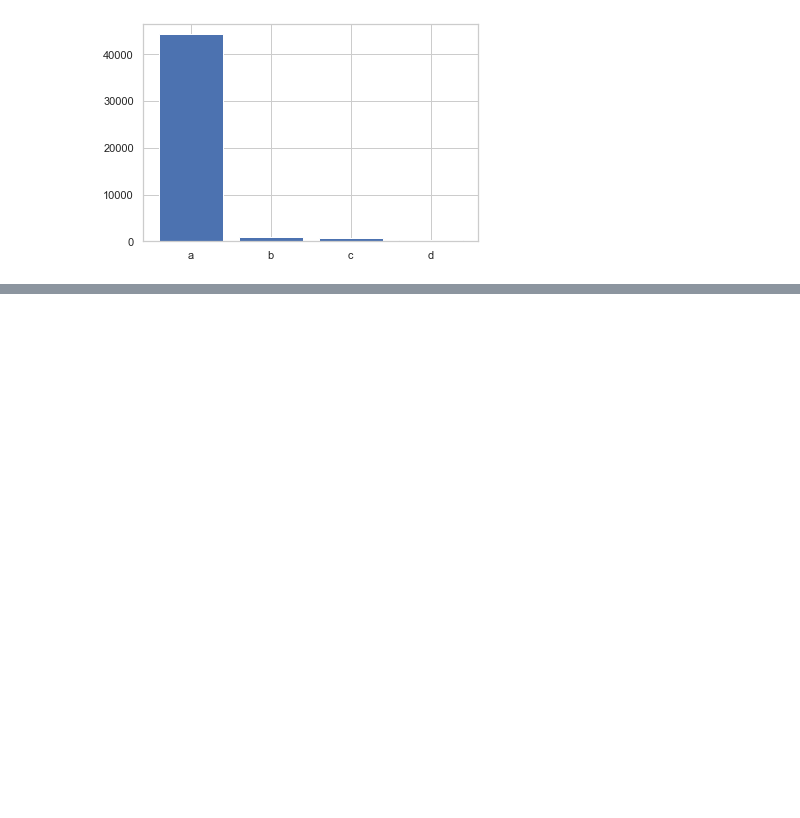
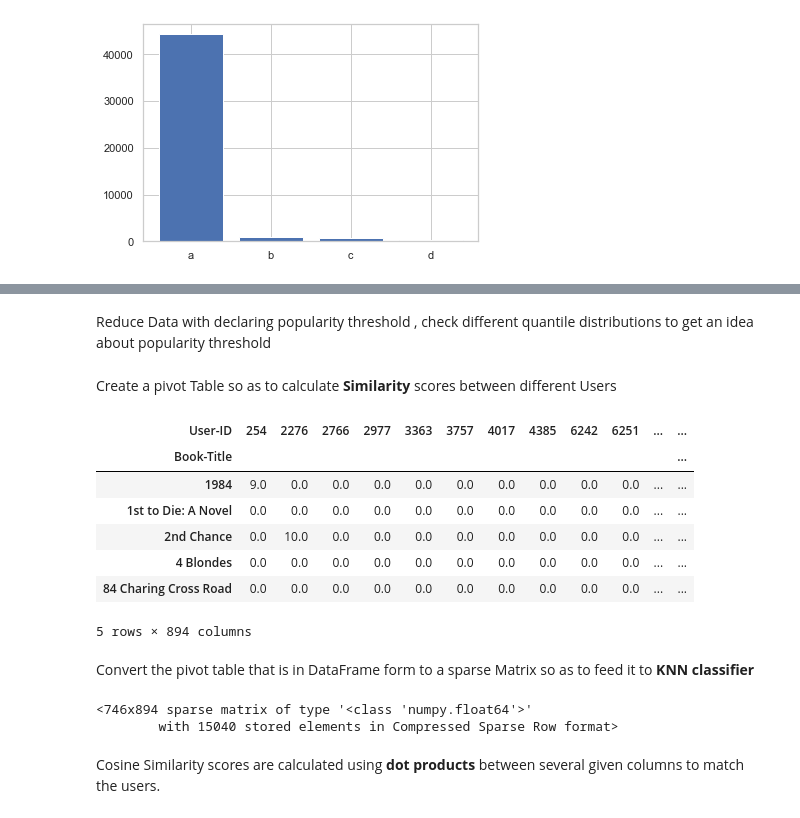
Before and after one commit to RheagalFire/Book-Recommendation-Engine, a Jupyter notebook: Book-Recommendation.ipynb, the cells around one changed output, grey strips where cells are left out. Drawn from its saved outputs; the diff is of its cells as text; code cells hidden in the pictures; blank space fills up the shorter version.

```diff
--- a/Book-Recommendation.ipynb
+++ b/Book-Recommendation.ipynb
@@ -216,0 +263,2 @@ plt.bar(y,x)
+# %%
+rating_with_rating_count=combine_book_rating.merge(rating_counts,on='Book-Title',how='left')#merge on left
@@ -216,0 +274,2 @@ plt.bar(y,x)
+# %%
+rating_with_rating_count.rename(columns={'rating_x':'Book-Rating','rating_y':'Rating-count'},inplace=True)
@@ -216,0 +285,24 @@ plt.bar(y,x)
+# %% [markdown]
+Reduce Data with declaring popularity threshold , check different quantile distributions to get an idea about popularity threshold
+# %%
+rating_with_rating_count.rename(columns={'Rating-count':'RatingCount'},inplace=True)
+popularity_threshold = 50
+rating_with_rating_count.query('RatingCount >= @popularity_threshold',inplace=True)
+# %%
+rating_with_rating_count.drop_duplicates(['User-ID','Book-Title'],inplace=True)
+# %% [markdown]
+Create a pivot Table so as to calculate **Similarity** scores between different Users
+# %%
+rating_with_rating_count_pivot=rating_with_rating_count.pivot(index='Book-Title',columns='User-ID',values='Book-Rating').fillna(0)
+rating_with_rating_count_pivot.head()
+# %% [output]
+| User-ID | 254 | 2276 | 2766 | 2977 | 3363 | 3757 | 4017 | 4385 | 6242 | 6251 | ... | ... |
+| Book-Title |  |  |  |  |  |  |  |  |  |  |  | ... |
+| 1984 | 9.0 | 0.0 | 0.0 | 0.0 | 0.0 | 0.0 | 0.0 | 0.0 | 0.0 | 0.0 | ... | ... |
+| 1st to Die: A Novel | 0.0 | 0.0 | 0.0 | 0.0 | 0.0 | 0.0 | 0.0 | 0.0 | 0.0 | 0.0 | ... | ... |
+| 2nd Chance | 0.0 | 10.0 | 0.0 | 0.0 | 0.0 | 0.0 | 0.0 | 0.0 | 0.0 | 0.0 | ... | ... |
+| 4 Blondes | 0.0 | 0.0 | 0.0 | 0.0 | 0.0 | 0.0 | 0.0 | 0.0 | 0.0 | 0.0 | ... | ... |
+| 84 Charing Cross Road | 0.0 | 0.0 | 0.0 | 0.0 | 0.0 | 0.0 | 0.0 | 0.0 | 0.0 | 0.0 | ... | ... |
+5 rows × 894 columns
+# %% [markdown]
+Convert the pivot table that is in DataFrame form to a sparse Matrix so as to feed it to **KNN classifier**
@@ -216,0 +312,7 @@ plt.bar(y,x)
+# %%
+csr_matrix_rating
+# %% [output]
+<746x894 sparse matrix of type '<class 'numpy.float64'>'
+        with 15040 stored elements in Compressed Sparse Row format>
+# %% [markdown]
+Cosine Similarity scores are calculated using **dot products** between several given columns to match the users.
```
Also changed, not shown: parts of 25 cells of this notebook.
